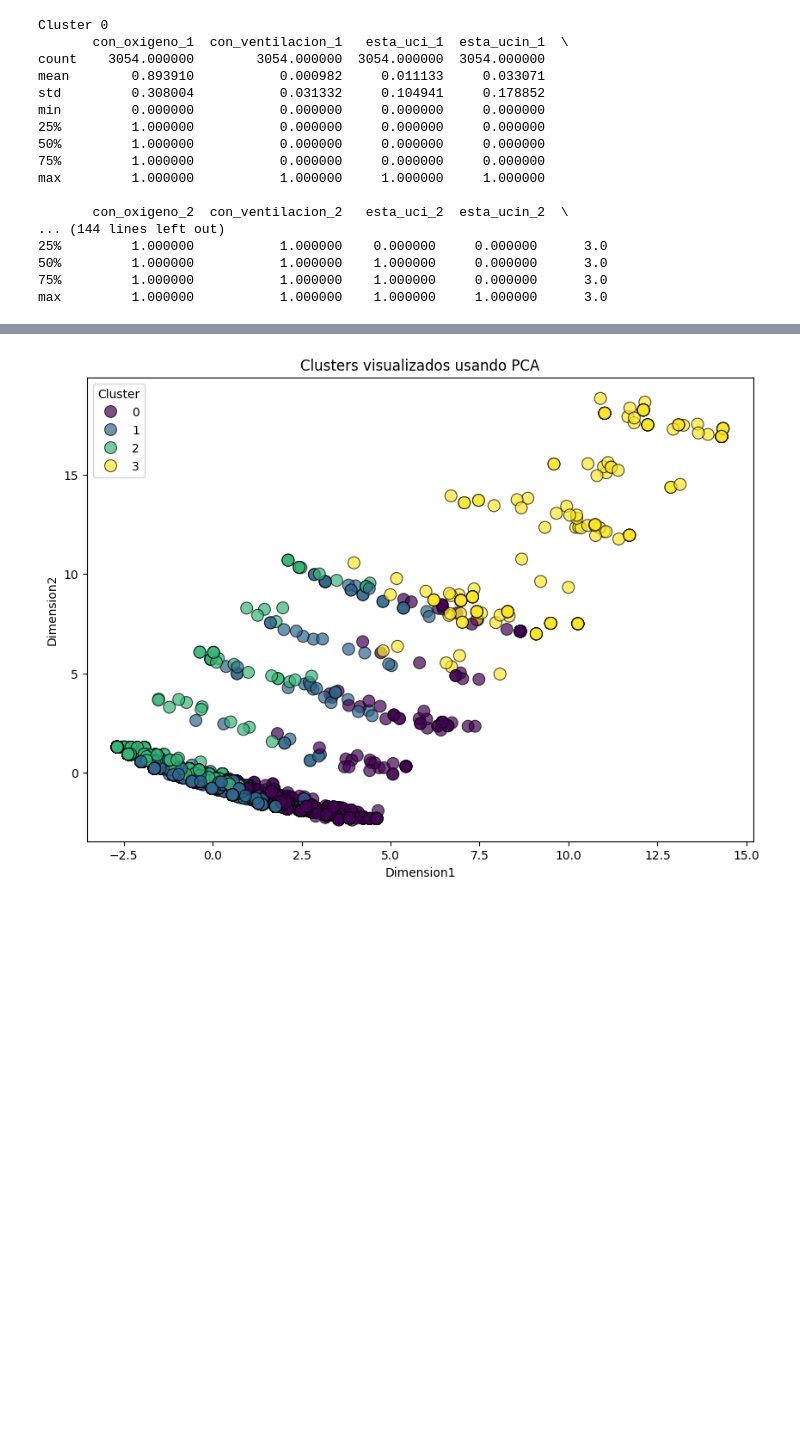
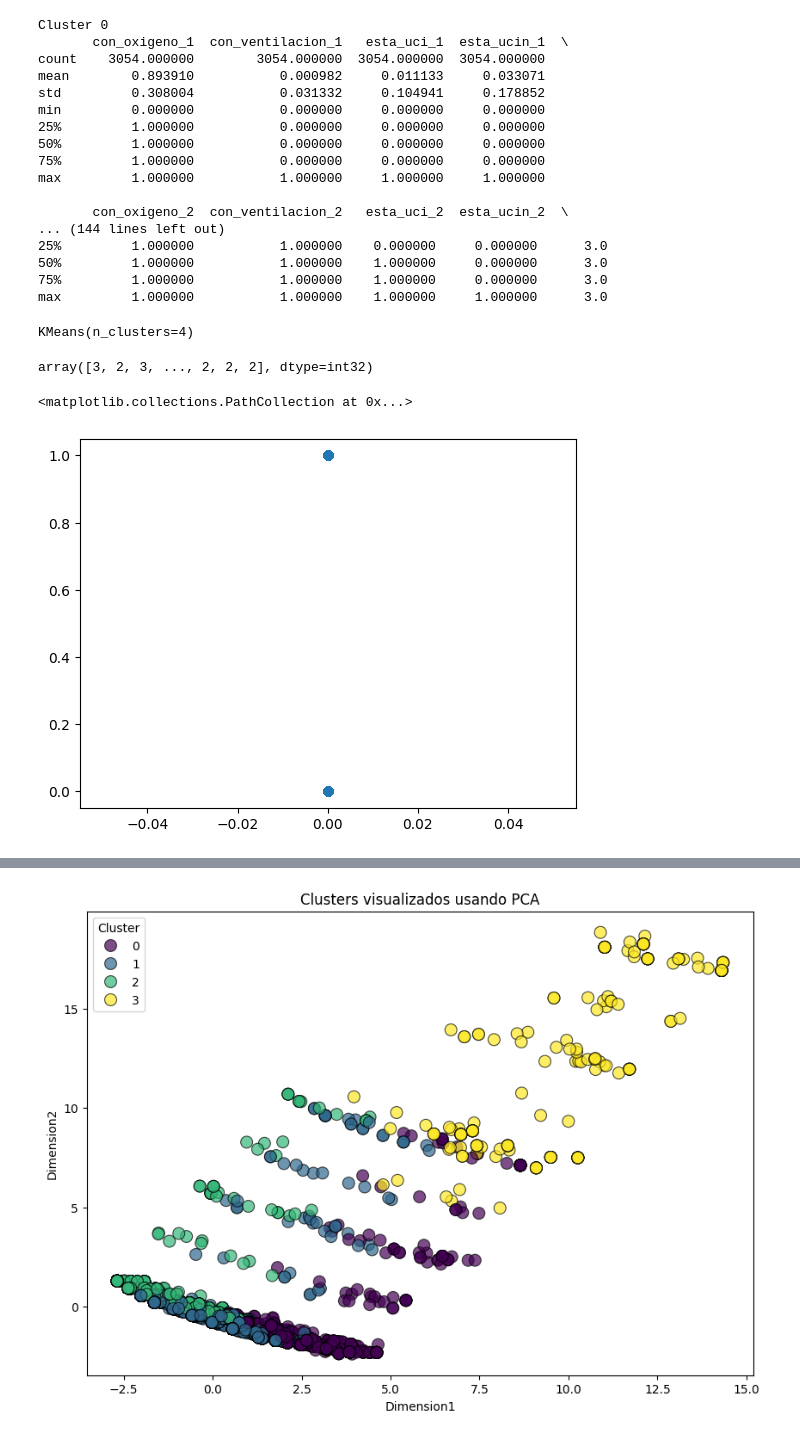
Before and after one commit to AxelPolick/G6_TF_SistemasInteligentes, a Jupyter notebook: SI_ImplementacionTF.ipynb, the cells around one changed output, grey strips where cells are left out. Cells and saved outputs as stored; diff of their text form; code cells hidden in the pictures; blank space fills up the shorter version.

```diff
--- a/SI_ImplementacionTF.ipynb
+++ b/SI_ImplementacionTF.ipynb
@@ -135,0 +161,15 @@ max         1.000000           1.000000    1.000000     1.000000      3.0
+# %%
+model = KMeans(n_clusters = 4)
+model.fit(df_SEG_COV_pred)
+# %% [output]
+KMeans(n_clusters=4)
+# %%
+model.labels_
+# %% [output]
+array([3, 2, 3, ..., 2, 2, 2], dtype=int32)
+# %%
+# Visualizacion de clusters
+plt.scatter(df_SEG_COV_pred.evolucion_alta_1, df_SEG_COV_pred.evolucion_favorable_1)
+# %% [output]
+<matplotlib.collections.PathCollection at 0x...>
+[figure, added]
```
Also changed, not shown: parts of 15 cells of this notebook.
